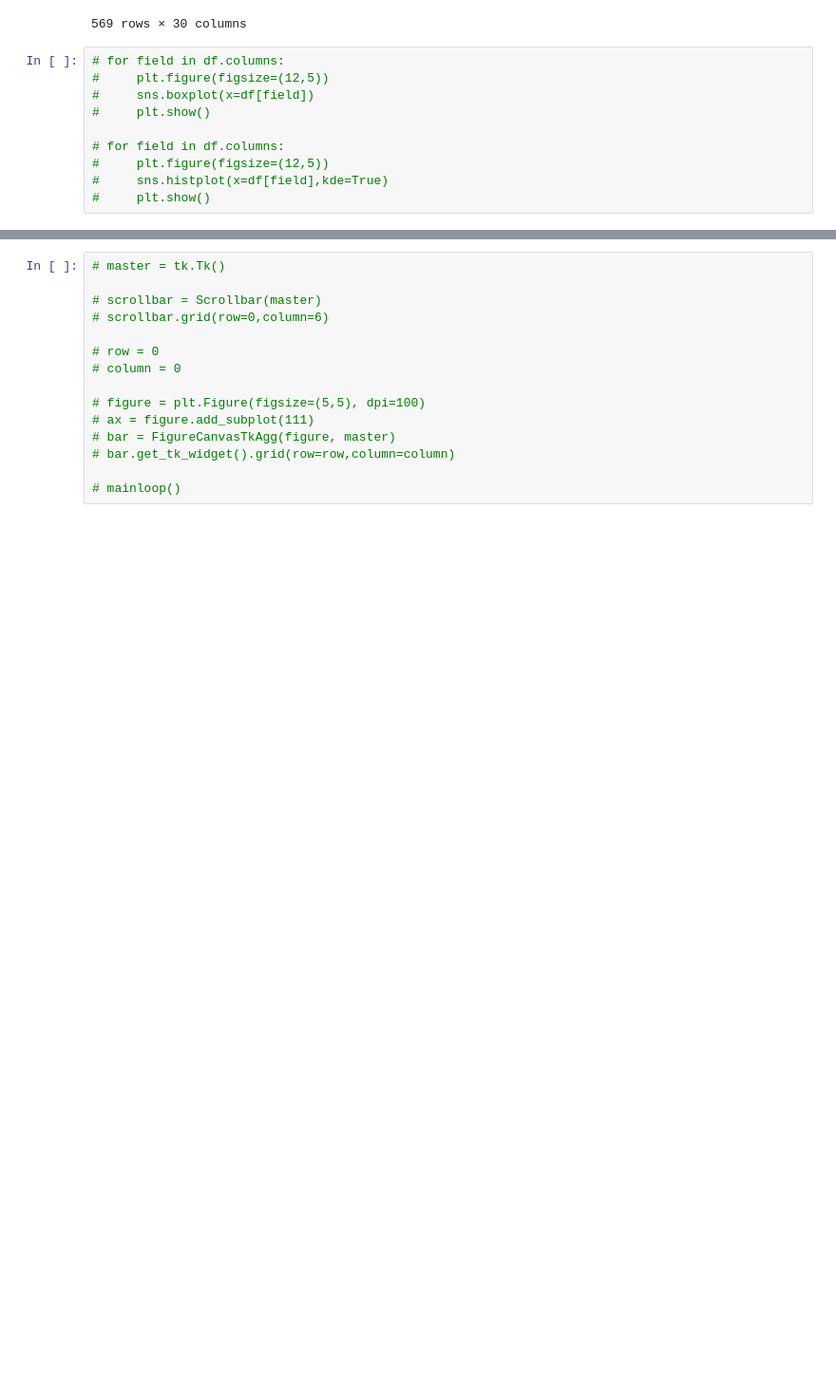
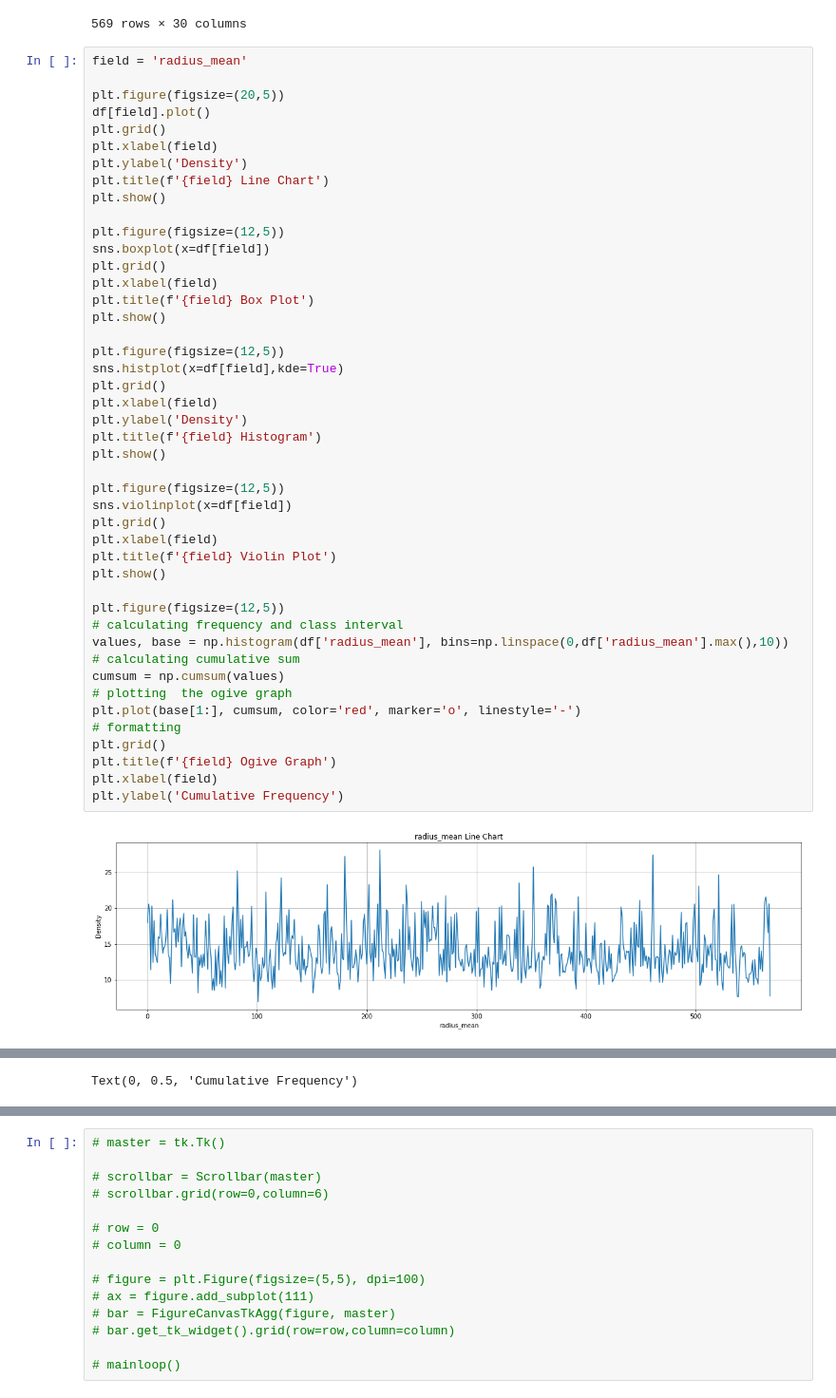
Before and after one commit to luthevy/DataMining_Final-Project, a Jupyter notebook: Project 2/Hưng.ipynb, the cells around one changed output, grey strips where cells are left out. Shown at 95% size. Saved outputs shown, nothing was run; the diff lists cells and outputs as text; blank space fills up the shorter version.

```diff
--- a/Project 2/Hưng.ipynb
+++ b/Project 2/Hưng.ipynb
@@ -52,13 +52,50 @@ df
 | 567 | 20.60 | 29.33 | 140.10 | 1265.0 | 0.11780 | 0.27700 | ... |
 | 568 | 7.76 | 24.54 | 47.92 | 181.0 | 0.05263 | 0.04362 | ... |
 569 rows × 30 columns
-# %%
-# for field in df.columns:
-#     plt.figure(figsize=(12,5))
-#     sns.boxplot(x=df[field])
-#     plt.show()
-
-# for field in df.columns:
-#     plt.figure(figsize=(12,5))
-#     sns.histplot(x=df[field],kde=True)
-#     plt.show()
+# %%
+field = 'radius_mean'
+
+plt.figure(figsize=(20,5))
+df[field].plot()
+plt.grid()
+plt.xlabel(field)
+plt.ylabel('Density')
+plt.title(f'{field} Line Chart')
+plt.show()
+
+plt.figure(figsize=(12,5))
+sns.boxplot(x=df[field])
+plt.grid()
+plt.xlabel(field)
+plt.title(f'{field} Box Plot')
+plt.show()
+
+plt.figure(figsize=(12,5))
+sns.histplot(x=df[field],kde=True)
+plt.grid()
+plt.xlabel(field)
+plt.ylabel('Density')
+plt.title(f'{field} Histogram')
+plt.show()
+
+plt.figure(figsize=(12,5))
+sns.violinplot(x=df[field])
+plt.grid()
+plt.xlabel(field)
+plt.title(f'{field} Violin Plot')
+plt.show()
+
+plt.figure(figsize=(12,5))
+# calculating frequency and class interval
+values, base = np.histogram(df['radius_mean'], bins=np.linspace(0,df['radius_mean'].max(),10))
+# calculating cumulative sum
+cumsum = np.cumsum(values)
+# plotting  the ogive graph
+plt.plot(base[1:], cumsum, color='red', marker='o', linestyle='-')
+# formatting
+plt.grid()
+plt.title(f'{field} Ogive Graph')
+plt.xlabel(field)
+plt.ylabel('Cumulative Frequency')
+# %% [output]
+[figure, added]
@@ -64,0 +105 @@ df
+Text(0, 0.5, 'Cumulative Frequency')
```
Also changed, not shown: parts of 2 cells of this notebook.
